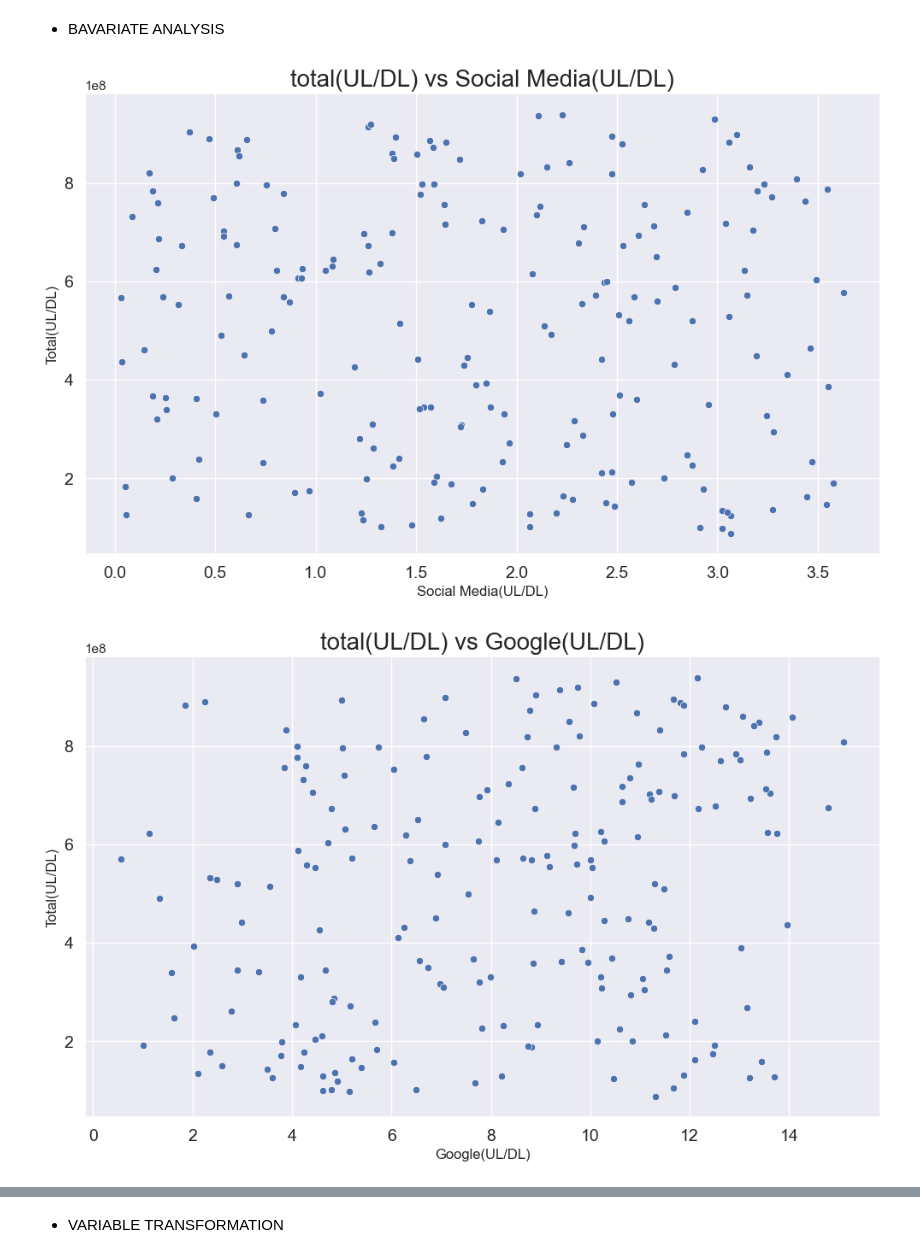
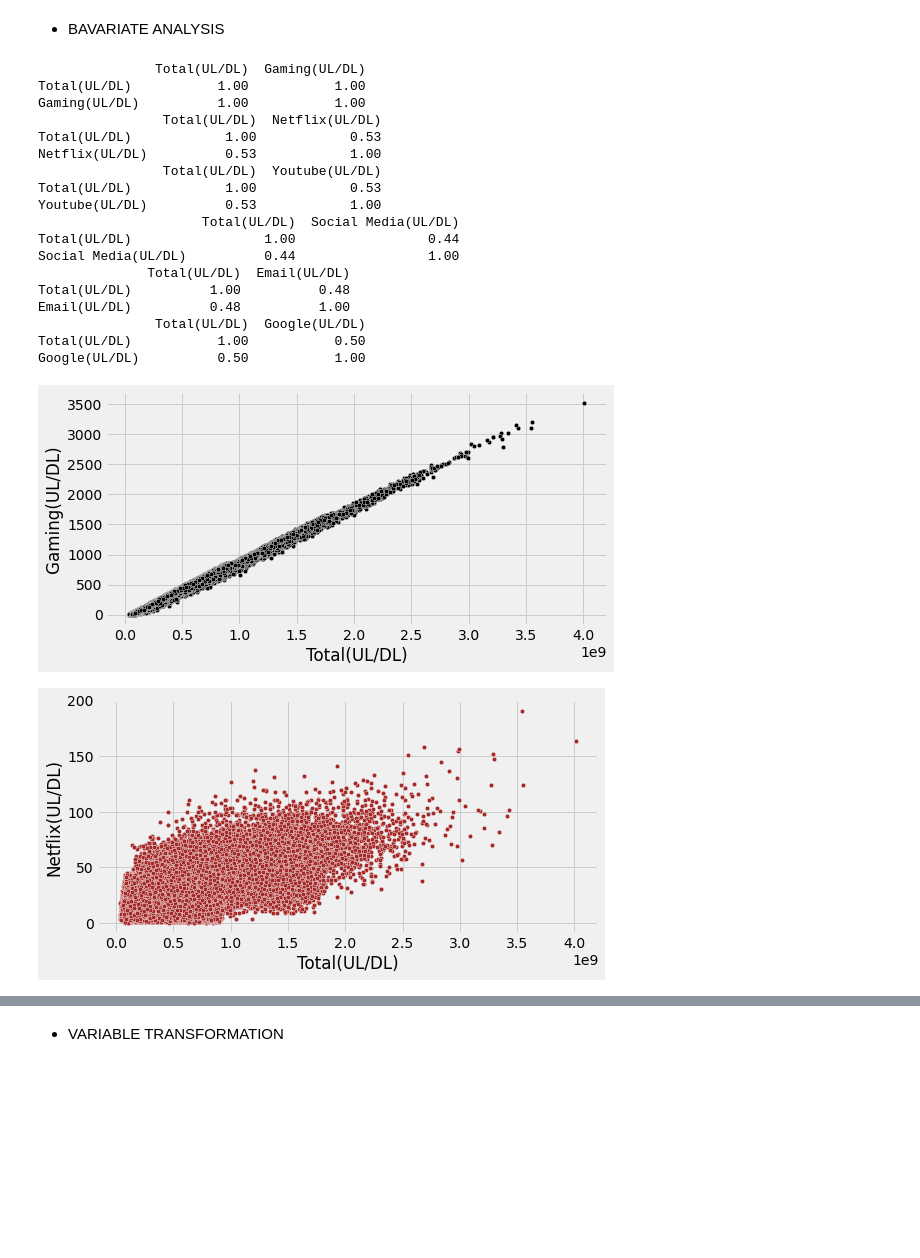
Before and after one commit to sel6/TellCo_Data_Analysis, a Jupyter notebook: notebooks/Data_Explore.ipynb, the cells around one changed output, grey strips where cells are left out. Drawn from its saved outputs; the diff is of its cells as text; code cells hidden in the pictures; blank space fills up the shorter version.

Commit message:
fix bivariate graphs

```diff
--- a/notebooks/Data_Explore.ipynb
+++ b/notebooks/Data_Explore.ipynb
@@ -395,10 +395,36 @@ showDistribution(outlier_free, ['Youtube(UL/DL)',  'Netflix(UL/DL)', 'Social Med
 # %% [markdown]
 * BAVARIATE ANALYSIS
 # %%
-univariate.plot_scatter(filled.head(200), x_col="Social Media(UL/DL)", y_col="Total(UL/DL)", title="total(UL/DL) vs Social Media(UL/DL)")
+def corrMatrix(df, cols):
+        relation = df[cols].corr()
+        return relation
+
+def bivariateAnalysis(df, cols, colors):
+    for i in range(len(cols)):
+        plt.style.use('fivethirtyeight')
+        plt.figure(figsize=(8, 4))
+        sns.scatterplot(data = df, x=cols[i][0], y=cols[i][1], s=20, color=colors[i])
+        print(corrMatrix(df, cols[i]))
-# %% [output]
-[figure, removed]
 # %%
-univariate.plot_scatter(filled.head(200), x_col="Google(UL/DL)", y_col="Total(UL/DL)", title="total(UL/DL) vs Google(UL/DL)")
+bivariateAnalysis(outlier_free_df, [['Total(UL/DL)','Gaming(UL/DL)'],['Total(UL/DL)','Netflix(UL/DL)'],['Total(UL/DL)','Youtube(UL/DL)'],['Total(UL/DL)','Social Media(UL/DL)'],['Total(UL/DL)','Email(UL/DL)'],['Total(UL/DL)','Google(UL/DL)']],['black','brown','red','yellow','blue','purple'])
 # %% [output]
+               Total(UL/DL)  Gaming(UL/DL)
+Total(UL/DL)           1.00           1.00
+Gaming(UL/DL)          1.00           1.00
+                Total(UL/DL)  Netflix(UL/DL)
+Total(UL/DL)            1.00            0.53
+Netflix(UL/DL)          0.53            1.00
+                Total(UL/DL)  Youtube(UL/DL)
+Total(UL/DL)            1.00            0.53
+Youtube(UL/DL)          0.53            1.00
+                     Total(UL/DL)  Social Media(UL/DL)
+Total(UL/DL)                 1.00                 0.44
+Social Media(UL/DL)          0.44                 1.00
+              Total(UL/DL)  Email(UL/DL)
+Total(UL/DL)          1.00          0.48
+Email(UL/DL)          0.48          1.00
+               Total(UL/DL)  Google(UL/DL)
+Total(UL/DL)           1.00           0.50
+Google(UL/DL)          0.50           1.00
-[figure, old version]
+[figure, new version]
+[figure, added]
```
Also changed, not shown: parts of 18 cells of this notebook.
